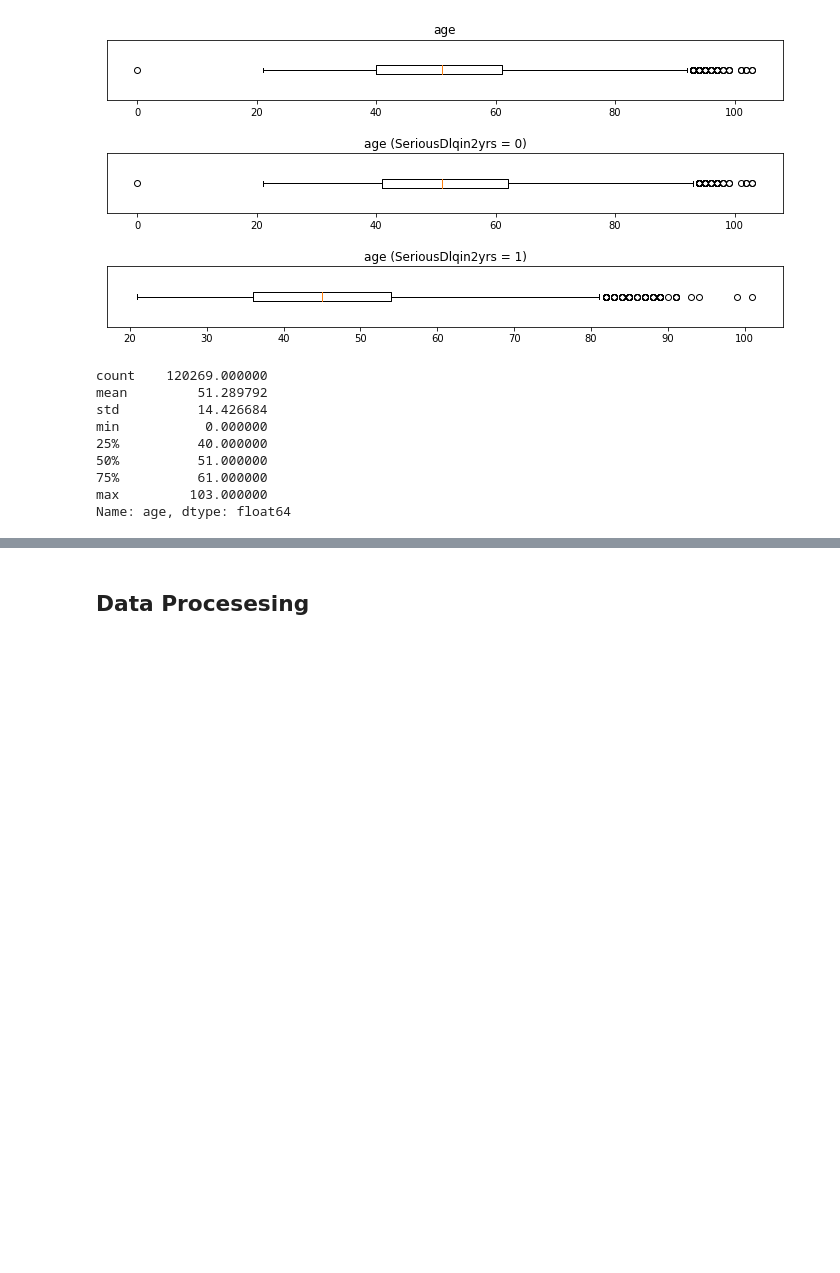
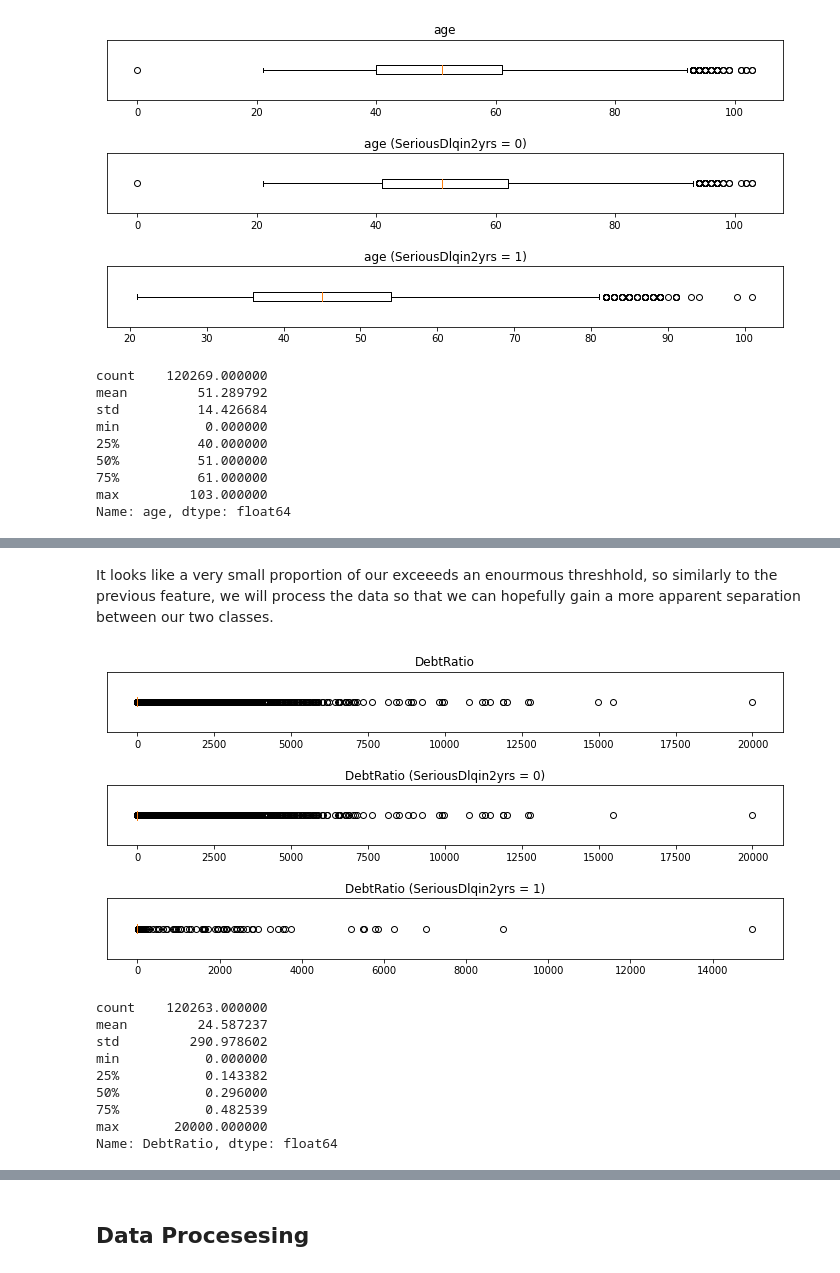
Before and after one commit to kimsternator/ECE-225-Project, a Jupyter notebook: ECE 225 Project.ipynb, the cells around one changed output, grey strips where cells are left out. Cells and saved outputs as stored; diff of their text form; code cells hidden in the pictures; blank space fills up the shorter version.

```diff
--- a/ECE 225 Project.ipynb
+++ b/ECE 225 Project.ipynb
@@ -240,0 +346,40 @@ training_data[training_data["RevolvingUtilizationOfUnsecuredLines"] > 100]
+# %% [markdown]
+It looks like a very small proportion of our exceeeds an enourmous threshhold, so similarly to the previous feature, we will process the data so that we can hopefully gain a more apparent separation between our two classes.
+# %%
+processed_data = training_data[training_data["DebtRatio"] <= 20000]
+
+fig = plt.figure(figsize=(10, 5))
+
+plt.subplot(3, 1, 1)
+plt.boxplot(processed_data["DebtRatio"], vert=False)
+ax = plt.gca()
+ax.set_title("DebtRatio")
+ax.get_yaxis().set_visible(False)
+
+plt.subplot(3, 1, 2)
+plt.boxplot(processed_data[processed_data["SeriousDlqin2yrs"] == 0]["DebtRatio"], vert=False)
+ax = plt.gca()
+ax.set_title("DebtRatio (SeriousDlqin2yrs = 0)")
+ax.get_yaxis().set_visible(False)
+
+plt.subplot(3, 1, 3)
+plt.boxplot(processed_data[processed_data["SeriousDlqin2yrs"] == 1]["DebtRatio"], vert=False)
+ax = plt.gca()
+ax.set_title("DebtRatio (SeriousDlqin2yrs = 1)")
+ax.get_yaxis().set_visible(False)
+
+fig.tight_layout(pad=2.0)
+plt.show()
+
+print(processed_data["DebtRatio"].describe())
+# %% [output]
+[figure, added]
+count    120263.000000
+mean         24.587237
+std         290.978602
+min           0.000000
+25%           0.143382
+50%           0.296000
+75%           0.482539
+max       20000.000000
+Name: DebtRatio, dtype: float64
```
Also changed, not shown: parts of 28 cells of this notebook.
